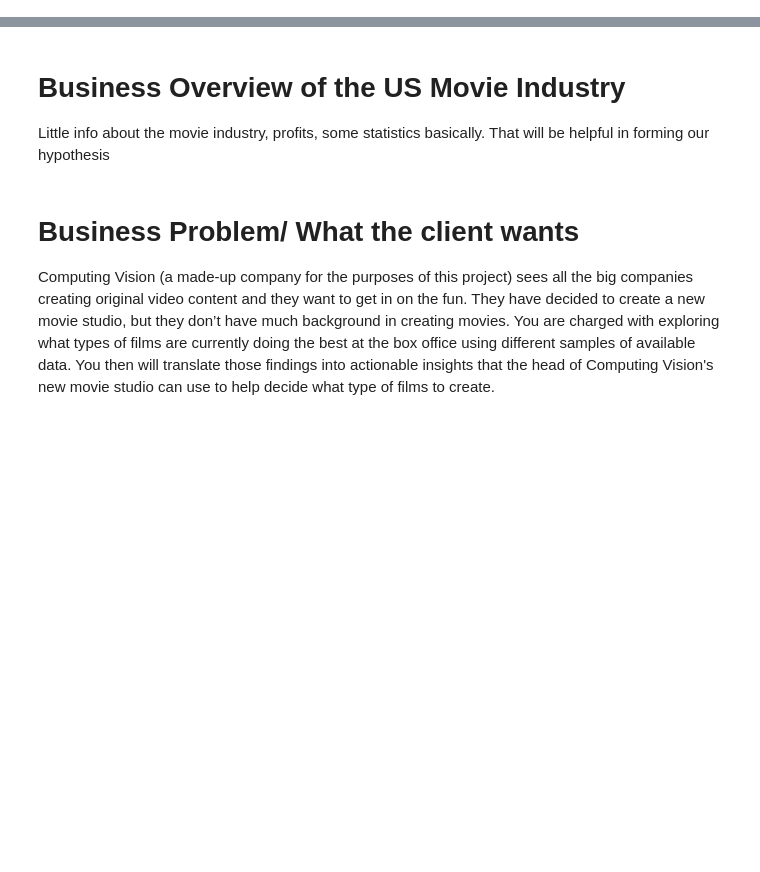
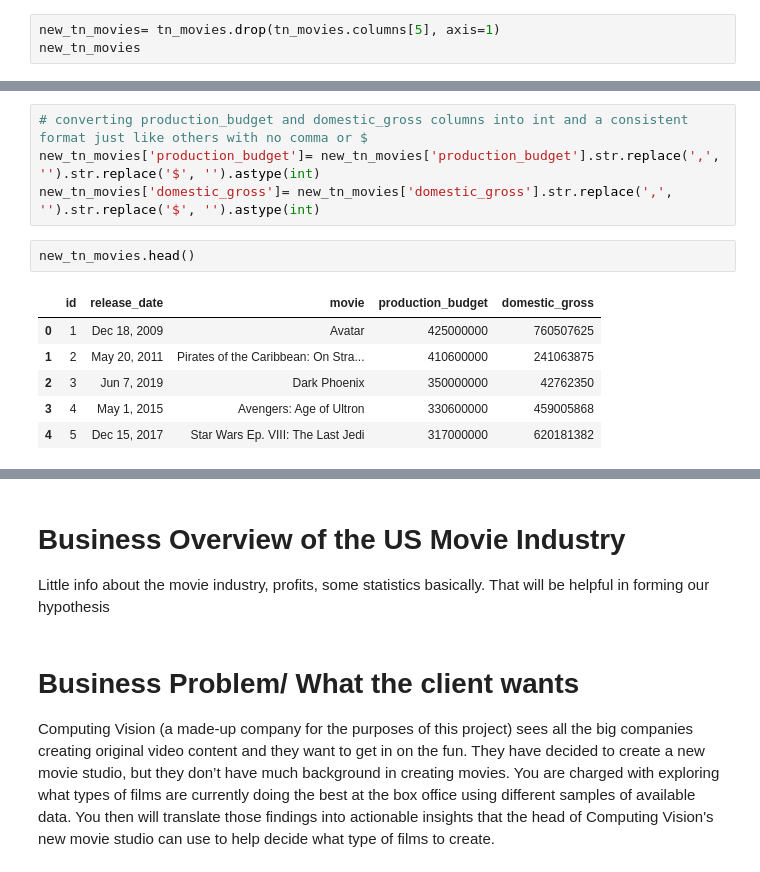
Before and after one commit to Richy099/group-4-0206_3-4, a Jupyter notebook: Notebooks/Rich_folder/Rich_contr.ipynb, the cells around one changed output, grey strips where cells are left out. Drawn from its saved outputs; the diff is of its cells as text; blank space fills up the shorter version.

```diff
--- a/Notebooks/Rich_folder/Rich_contr.ipynb
+++ b/Notebooks/Rich_folder/Rich_contr.ipynb
@@ -26,0 +357,3 @@
+# %%
+new_tn_movies= tn_movies.drop(tn_movies.columns[5], axis=1)
+new_tn_movies
@@ -26,0 +374,13 @@
+# %%
+# converting production_budget and domestic_gross columns into int and a consistent format just like others with no comma or $
+new_tn_movies['production_budget']= new_tn_movies['production_budget'].str.replace(',', '').str.replace('$', '').astype(int)
+new_tn_movies['domestic_gross']= new_tn_movies['domestic_gross'].str.replace(',', '').str.replace('$', '').astype(int)
+# %%
+new_tn_movies.head()
+# %% [output]
+|  | id | release_date | movie | production_budget | domestic_gross |
+| 0 | 1 | Dec 18, 2009 | Avatar | 425000000 | 760507625 |
+| 1 | 2 | May 20, 2011 | Pirates of the Caribbean: On Stra... | 410600000 | 241063875 |
+| 2 | 3 | Jun 7, 2019 | Dark Phoenix | 350000000 | 42762350 |
+| 3 | 4 | May 1, 2015 | Avengers: Age of Ultron | 330600000 | 459005868 |
+| 4 | 5 | Dec 15, 2017 | Star Wars Ep. VIII: The Last Jedi | 317000000 | 620181382 |
```
Also changed, not shown: parts of 67 cells of this notebook, 1 other file.
